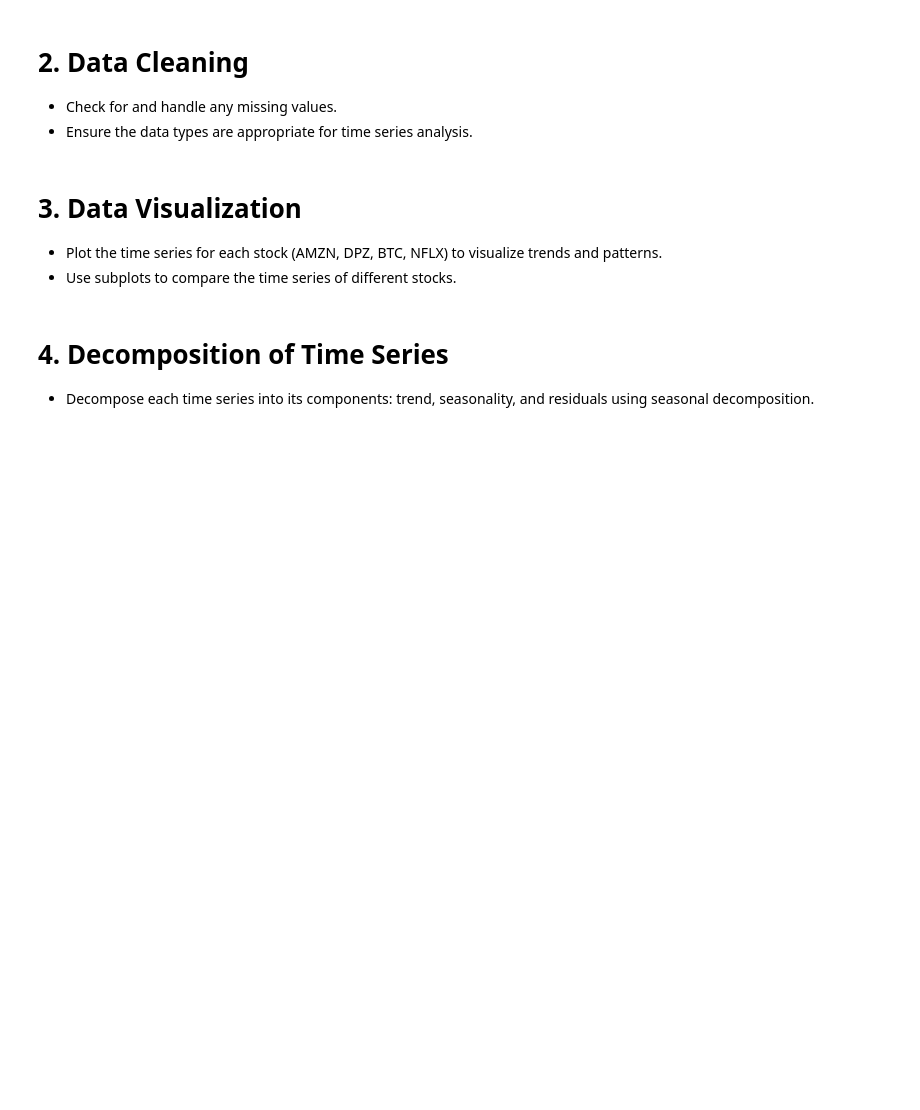
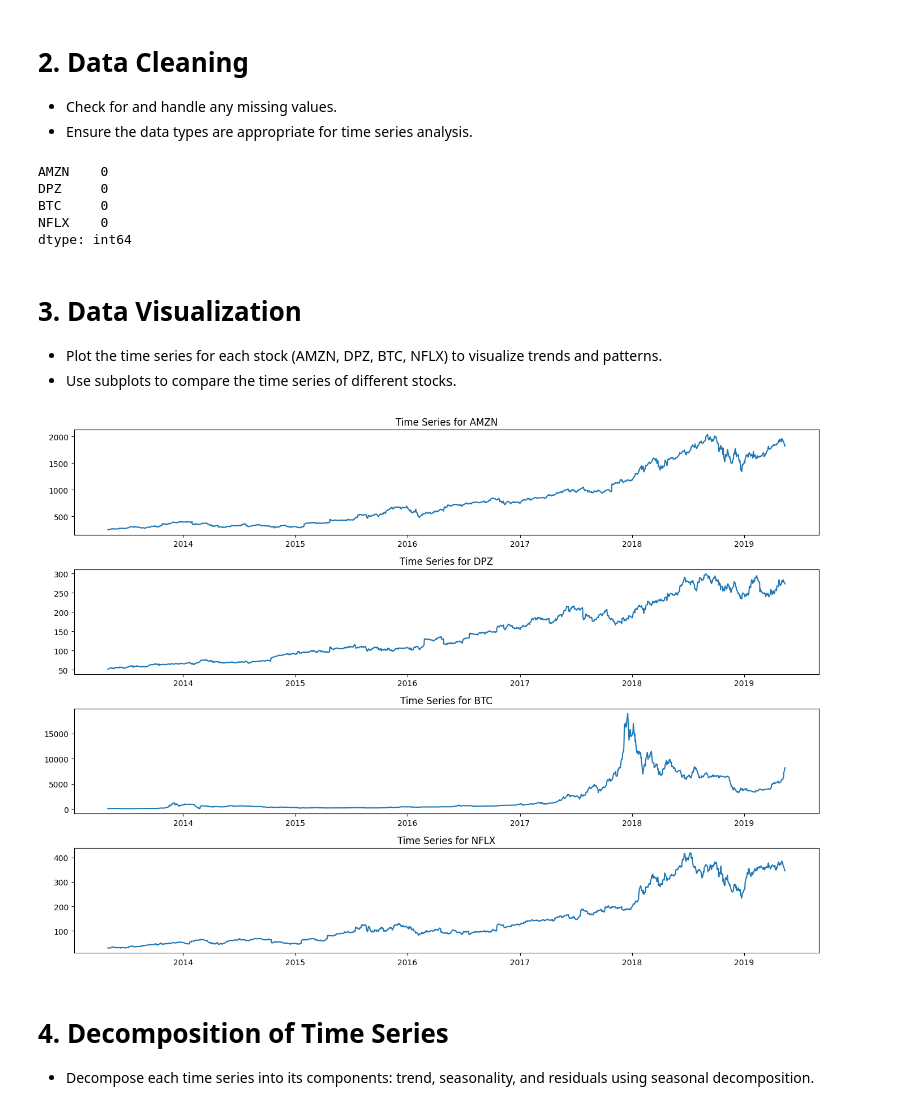
Before and after one commit to tedoaba/CodersCaveInternship, a Jupyter notebook: golden-task-phase-1-analyze-employee-feedback.ipynb, the cells around one changed output. Saved outputs shown, nothing was run; the diff lists cells and outputs as text; code cells hidden in the pictures; blank space fills up the shorter version.

Commit message:
Kaggle Notebook | Golden Task Phase 1: Analyze employee feedback | Version 4

```diff
--- a/golden-task-phase-1-analyze-employee-feedback.ipynb
+++ b/golden-task-phase-1-analyze-employee-feedback.ipynb
@@ -78,3 +61,16 @@ Perform a comprehensive time series analysis on a dataset containing historical
 - Convert the 'Date' column to datetime format.
 - Set 'Date' as the index of the DataFrame.
 - Display the first few rows of the dataset to understand its structure.
+# %%
+# 1. Data Loading and Exploration
+# Load the dataset
+data_path = "/kaggle/input/amzn-dpz-btc-ntfx-adjusted-may-2013may2019/portfolio_data.csv"  # Change this to your dataset path
+df = pd.read_csv(data_path)
+
+
+# Convert 'Date' column to datetime format and set as index
+df['Date'] = pd.to_datetime(df['Date'])
+df.set_index('Date', inplace=True)
+
+# Display the first few rows of the dataset
+df.head()
@@ -82,10 +86,35 @@ Perform a comprehensive time series analysis on a dataset containing historical
 # 2. Data Cleaning
 - Check for and handle any missing values.
 - Ensure the data types are appropriate for time series analysis.
+# %%
+# Check for missing values
+missing_values = df.isna().sum()
+print(missing_values)
+
+# Handle missing values (if any)
+df = df.dropna()
+# %% [output]
+AMZN    0
+DPZ     0
+BTC     0
+NFLX    0
+dtype: int64
 # %% [markdown]
 # 3. Data Visualization
 - Plot the time series for each stock (AMZN, DPZ, BTC, NFLX) to visualize trends and patterns.
 - Use subplots to compare the time series of different stocks.
+# %%
+# 3. Data Visualization
+# Plot the time series for each stock
+plt.figure(figsize=(14, 10))
+for i, column in enumerate(df.columns, 1):
+    plt.subplot(len(df.columns), 1, i)
+    plt.plot(df[column])
+    plt.title(f'Time Series for {column}')
+plt.tight_layout()
+plt.show()
+# %% [output]
+[figure, added]
 # %% [markdown]
 # 4. Decomposition of Time Series
 - Decompose each time series into its components: trend, seasonality, and residuals using seasonal decomposition.
```
Also changed, not shown: parts of 14 cells of this notebook.
